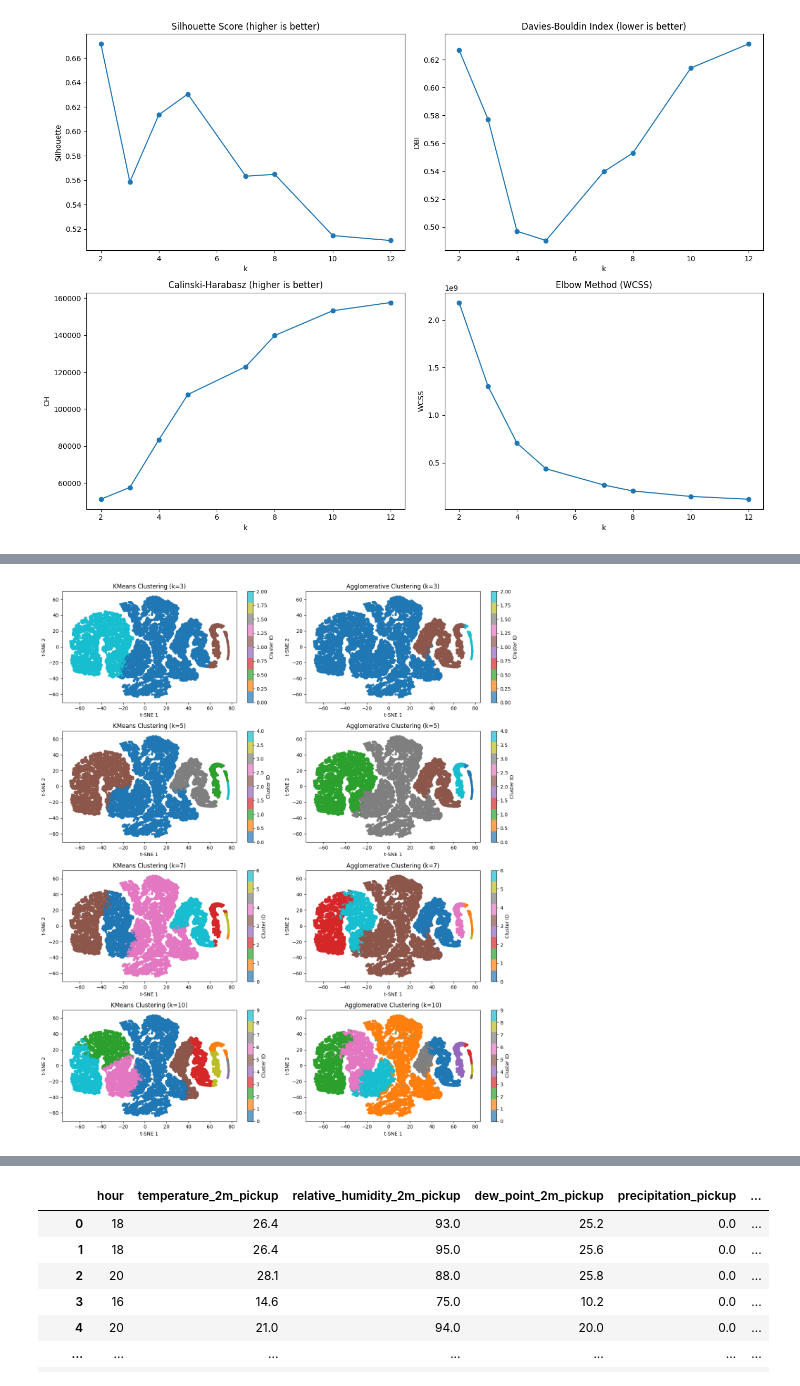
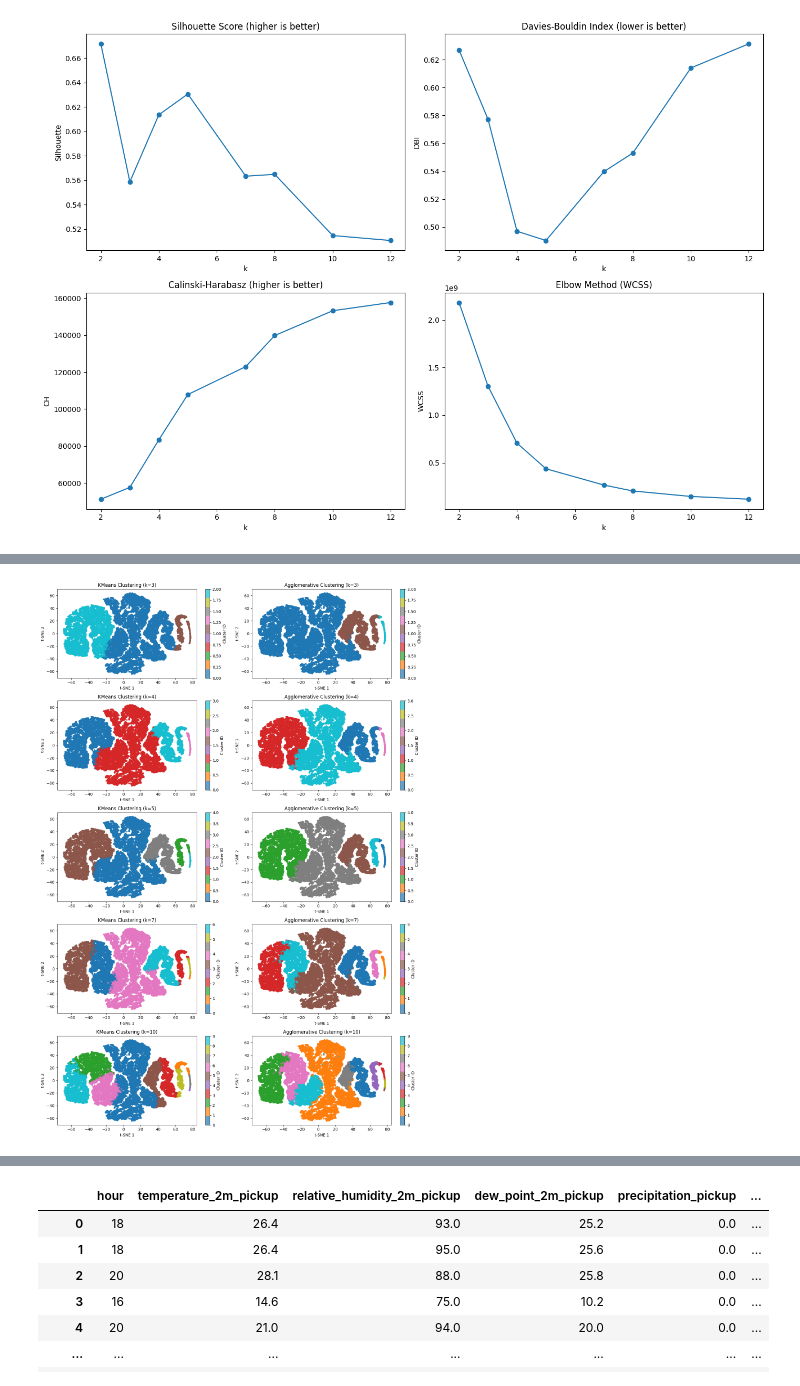
Before and after one commit to NDuan-510/MADS-MS2-Uber-Analysis, a Jupyter notebook: Unsupervised-eva.ipynb, the cells around one changed output, grey strips where cells are left out. Drawn from its saved outputs; the diff is of its cells as text; code cells hidden in the pictures.

```diff
--- a/Unsupervised-eva.ipynb
+++ b/Unsupervised-eva.ipynb
@@ -145,7 +145,7 @@ Running t-SNE... this may take a few minutes
 
 
 # Define the list of k values
-k_list = [3, 5, 7, 10]
+k_list = [3, 4, 5, 7, 10]
 
 # Prepare figure
 fig, axes = plt.subplots(len(k_list), 2, figsize=(14, 4 * len(k_list)))
@@ -153,32 +153,32 @@ axes = axes.reshape(len(k_list), 2)
 
 for i, k in enumerate(k_list):
     # --- KMeans ---
     kmeans = KMeans(n_clusters=k, random_state=42, n_init=10)
-    labels_kmeans = kmeans.fit_predict(X)
+    labels_kmeans = kmeans.fit _predict(X)
 
     sc1 = axes[i, 0].scatter(
         X_tsne[:, 0], X_tsne[:, 1],
         c=labels_kmeans, cmap='tab10', s=10, alpha=0.7
     )
     axes[i, 0].set_title(f"KMeans Clustering (k={k})")
     axes[i, 0].set_xlabel("t-SNE 1")
     axes[i, 0].set_ylabel("t-SNE 2")
     plt.colorbar(sc1, ax=axes[i, 0], label="Cluster ID")
 
     # --- Agglomerative ---
     agg = AgglomerativeClustering(n_clusters=k, linkage='ward')
     labels_agg = agg.fit_predict(X)
 
     sc2 = axes[i, 1].scatter(
         X_tsne[:, 0], X_tsne[:, 1],
         c=labels_agg, cmap='tab10', s=10, alpha=0.7
     )
     axes[i, 1].set_title(f"Agglomerative Clustering (k={k})")
     axes[i, 1].set_xlabel("t-SNE 1")
     axes[i, 1].set_ylabel("t-SNE 2")
     plt.colorbar(sc2, ax=axes[i, 1], label="Cluster ID")
 
 plt.tight_layout()
 plt.show()
 # %% [output]
-[figure, old version]
+[figure, new version]
```
Also changed, not shown: parts of 4 cells of this notebook.
